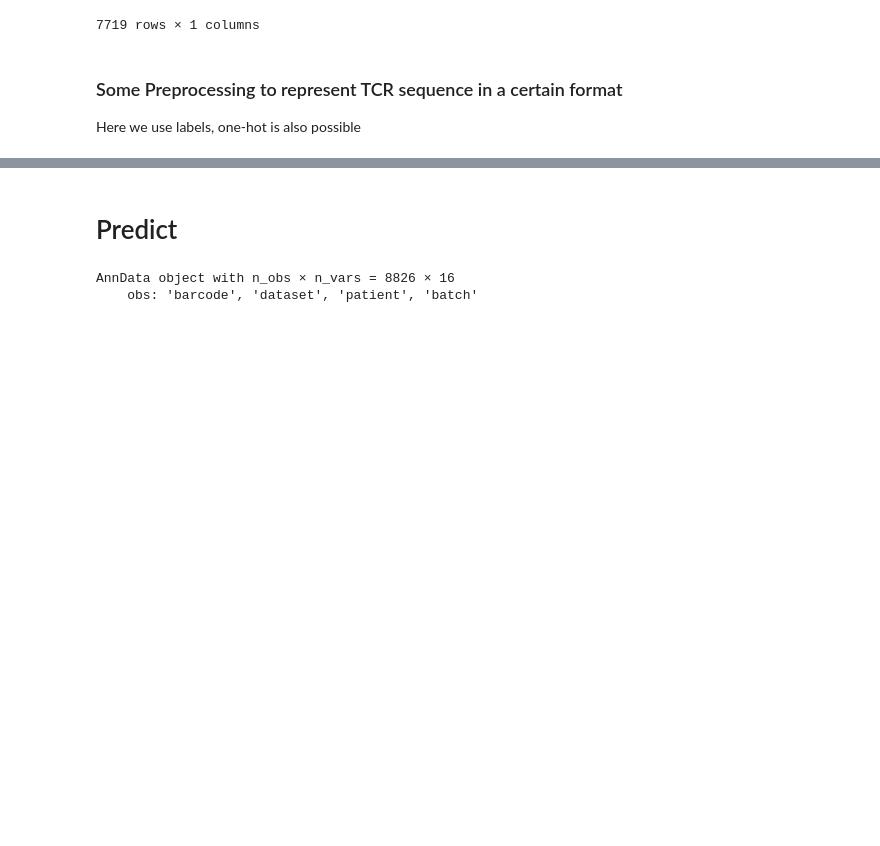
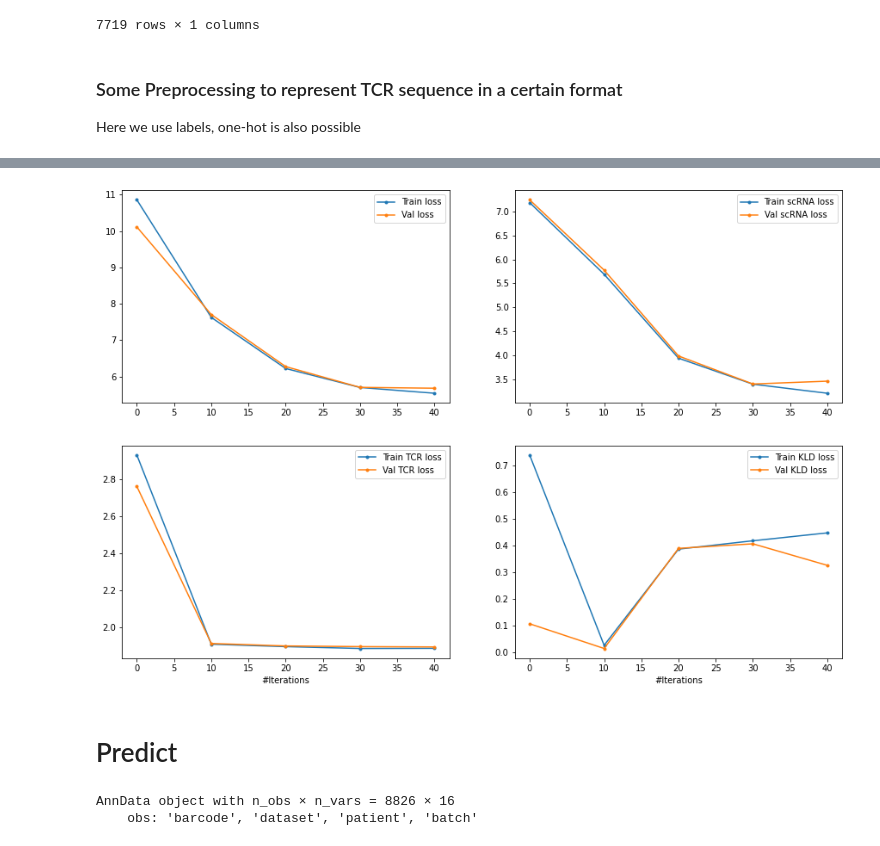
Before and after one commit to SchubertLab/mvTCR, a Jupyter notebook: example/tcr_first_example.ipynb, the cells around one changed output, grey strips where cells are left out. Cells and saved outputs as stored; diff of their text form; code cells hidden in the pictures; blank space fills up the shorter version.

```diff
--- a/example/tcr_first_example.ipynb
+++ b/example/tcr_first_example.ipynb
@@ -371,3 +294,29 @@ model.history
+# %%
+import matplotlib.pyplot as plt
+plt.figure(figsize=(15, 10));
+plt.subplot(221);
+plt.plot(model.history['epoch'], model.train_history['loss'], '.-', label='Train loss');
+plt.plot(model.history['epoch'], model.history['loss'], '.-', label='Val loss');
+plt.legend();
+
+plt.subplot(222);
+plt.plot(model.history['epoch'], model.train_history['scRNA_loss'], '.-', label='Train scRNA loss');
+plt.plot(model.history['epoch'], model.history['scRNA_loss'], '.-', label='Val scRNA loss');
+plt.legend();
+
+plt.subplot(223);
+plt.plot(model.history['epoch'], model.train_history['TCR_loss'], '.-', label='Train TCR loss');
+plt.plot(model.history['epoch'], model.history['TCR_loss'], '.-', label='Val TCR loss');
+plt.xlabel('#Iterations');
+plt.legend();
+
+plt.subplot(224);
+plt.plot(model.history['epoch'], model.train_history['KLD_loss'], '.-', label='Train KLD loss');
+plt.plot(model.history['epoch'], model.history['KLD_loss'], '.-', label='Val KLD loss');
+plt.xlabel('#Iterations');
+plt.legend();
+# %% [output]
+[figure, added]
 # %% [markdown]
 # Predict
 # %%
```
Also changed, not shown: parts of 16 cells of this notebook, 1 other file.
